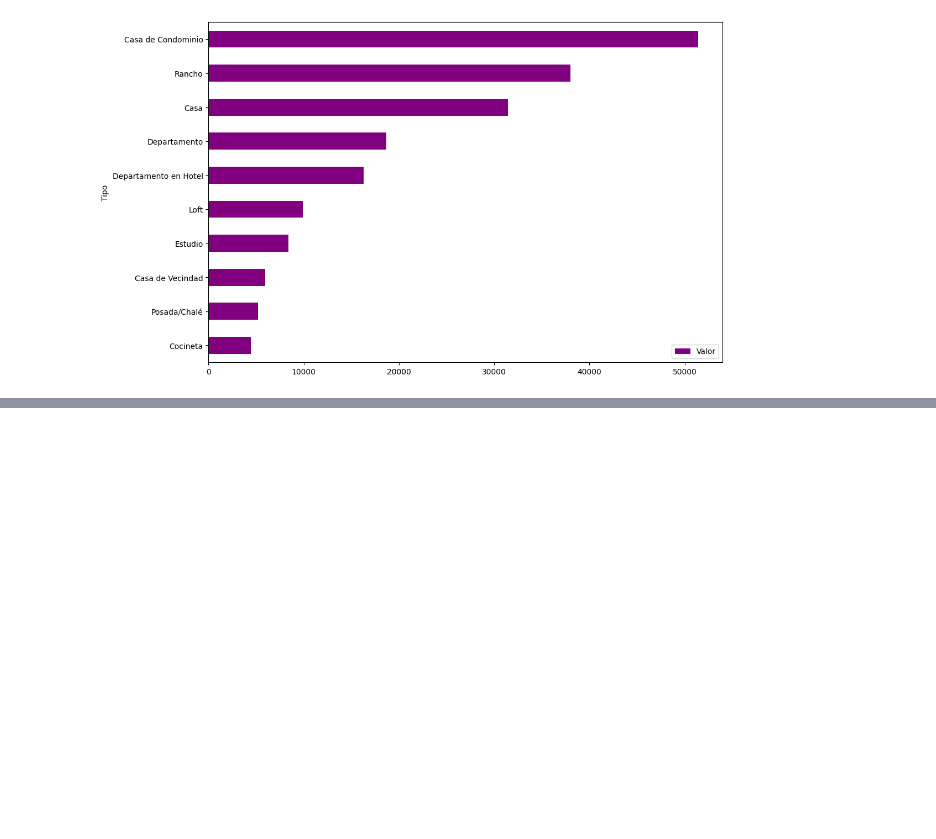
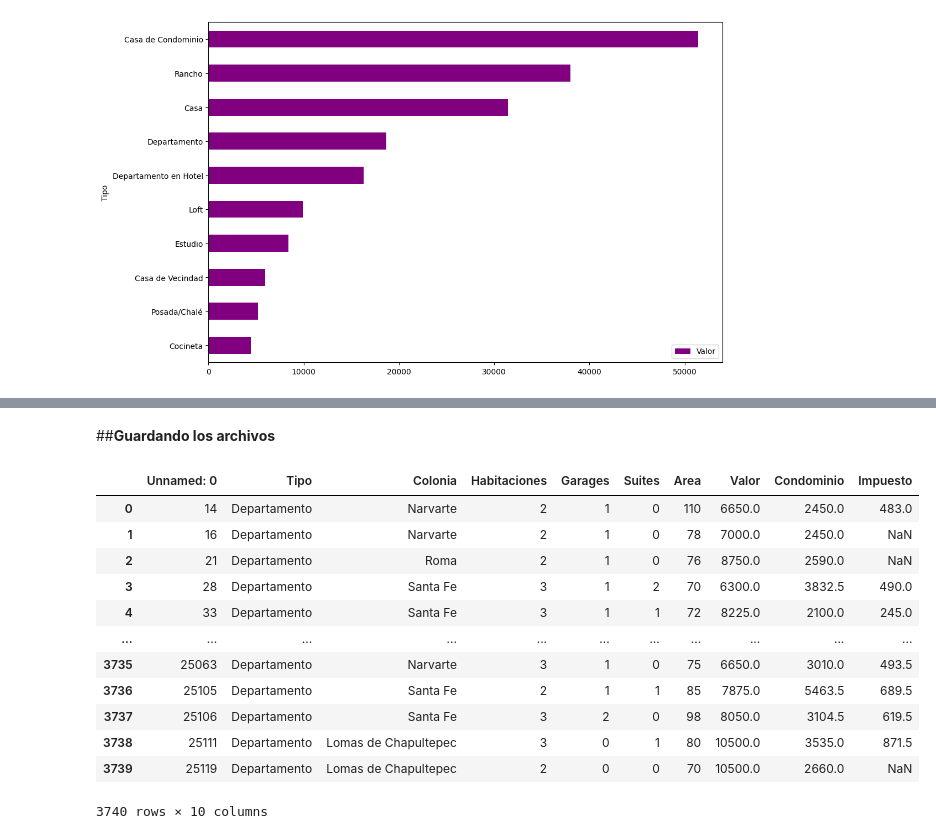
Before and after one commit to yansiercaro/inmuebles.cdmx, a Jupyter notebook: inmuebles_cdmx.ipynb, the cells around one changed output, grey strips where cells are left out. Saved outputs shown, nothing was run; the diff lists cells and outputs as text; code cells hidden in the pictures; blank space fills up the shorter version.

```diff
--- a/inmuebles_cdmx.ipynb
+++ b/inmuebles_cdmx.ipynb
@@ -202,0 +278,2 @@ df_tipo_precio.plot(kind="barh", figsize=(12,8),color="purple")
+# %% [markdown]
+##**Guardando los archivos**
@@ -202,0 +282,16 @@ df_tipo_precio.plot(kind="barh", figsize=(12,8),color="purple")
+# %%
+pd.read_csv("inmuebles_ml.csv")
+# %% [output]
+|  | Unnamed: 0 | Tipo | Colonia | Habitaciones | Garages | Suites | Area | Valor | Condominio | Impuesto |
+| 0 | 14 | Departamento | Narvarte | 2 | 1 | 0 | 110 | 6650.0 | 2450.0 | 483.0 |
+| 1 | 16 | Departamento | Narvarte | 2 | 1 | 0 | 78 | 7000.0 | 2450.0 | NaN |
+| 2 | 21 | Departamento | Roma | 2 | 1 | 0 | 76 | 8750.0 | 2590.0 | NaN |
+| 3 | 28 | Departamento | Santa Fe | 3 | 1 | 2 | 70 | 6300.0 | 3832.5 | 490.0 |
+| 4 | 33 | Departamento | Santa Fe | 3 | 1 | 1 | 72 | 8225.0 | 2100.0 | 245.0 |
+| ... | ... | ... | ... | ... | ... | ... | ... | ... | ... | ... |
+| 3735 | 25063 | Departamento | Narvarte | 3 | 1 | 0 | 75 | 6650.0 | 3010.0 | 493.5 |
+| 3736 | 25105 | Departamento | Santa Fe | 2 | 1 | 1 | 85 | 7875.0 | 5463.5 | 689.5 |
+| 3737 | 25106 | Departamento | Santa Fe | 3 | 2 | 0 | 98 | 8050.0 | 3104.5 | 619.5 |
+| 3738 | 25111 | Departamento | Lomas de Chapultepec | 3 | 0 | 1 | 80 | 10500.0 | 3535.0 | 871.5 |
+| 3739 | 25119 | Departamento | Lomas de Chapultepec | 2 | 0 | 0 | 70 | 10500.0 | 2660.0 | NaN |
+3740 rows × 10 columns
```
Also changed, not shown: parts of 16 cells of this notebook.
